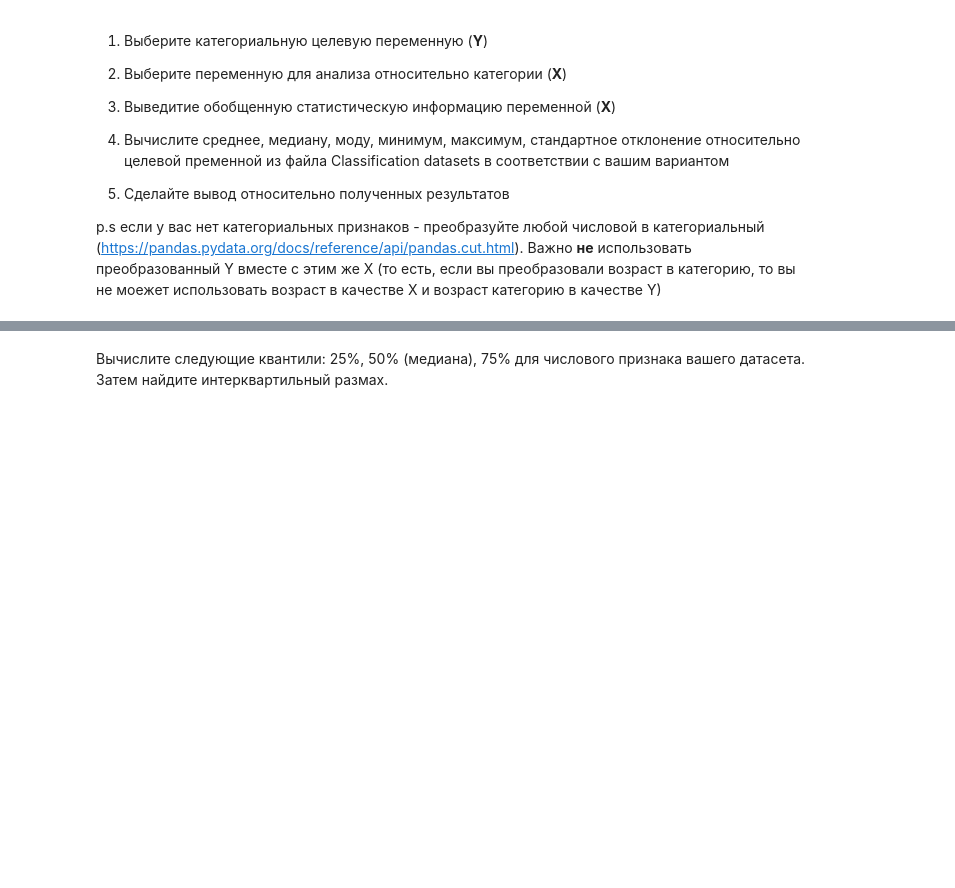
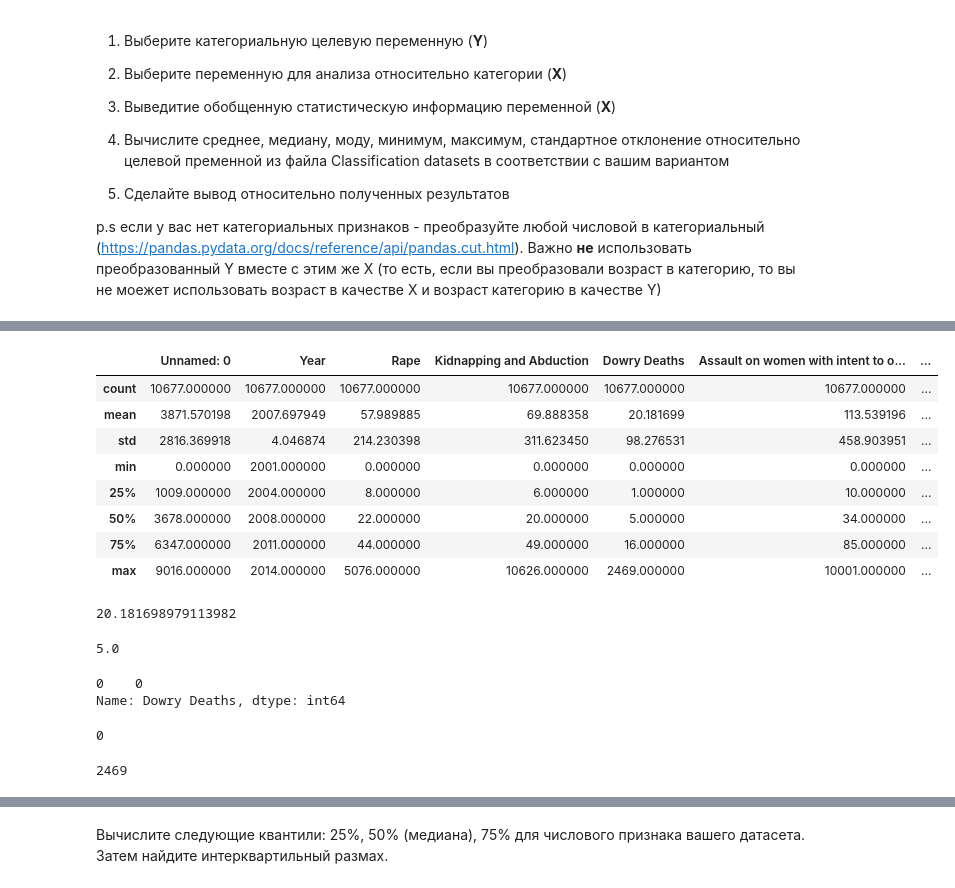
Before and after one commit to TN1928/machinescreatemachines, a Jupyter notebook: lab2/Задание_2.ipynb, the cells around one changed output, grey strips where cells are left out. Saved outputs shown, nothing was run; the diff lists cells and outputs as text; code cells hidden in the pictures; blank space fills up the shorter version.

```diff
--- a/lab2/Задание_2.ipynb
+++ b/lab2/Задание_2.ipynb
@@ -47,0 +63,38 @@ std
+# %%
+df.describe()
+# %% [output]
+|  | Unnamed: 0 | Year | Rape | Kidnapping and Abduction | Dowry Deaths | Assault on women with intent to o... | ... |
+| count | 10677.000000 | 10677.000000 | 10677.000000 | 10677.000000 | 10677.000000 | 10677.000000 | ... |
+| mean | 3871.570198 | 2007.697949 | 57.989885 | 69.888358 | 20.181699 | 113.539196 | ... |
+| std | 2816.369918 | 4.046874 | 214.230398 | 311.623450 | 98.276531 | 458.903951 | ... |
+| min | 0.000000 | 2001.000000 | 0.000000 | 0.000000 | 0.000000 | 0.000000 | ... |
+| 25% | 1009.000000 | 2004.000000 | 8.000000 | 6.000000 | 1.000000 | 10.000000 | ... |
+| 50% | 3678.000000 | 2008.000000 | 22.000000 | 20.000000 | 5.000000 | 34.000000 | ... |
+| 75% | 6347.000000 | 2011.000000 | 44.000000 | 49.000000 | 16.000000 | 85.000000 | ... |
+| max | 9016.000000 | 2014.000000 | 5076.000000 | 10626.000000 | 2469.000000 | 10001.000000 | ... |
+# %%
+mean = df['Dowry Deaths'].mean()
+mean
+# %% [output]
+20.181698979113982
+# %%
+median = df['Dowry Deaths'].median()
+median
+# %% [output]
+5.0
+# %%
+mode = df['Dowry Deaths'].mode()
+mode
+# %% [output]
+0    0
+Name: Dowry Deaths, dtype: int64
+# %%
+min = df['Dowry Deaths'].min()
+min
+# %% [output]
+0
+# %%
+max = df['Dowry Deaths'].max()
+max
+# %% [output]
+2469
```
Also changed, not shown: parts of 21 cells of this notebook.
